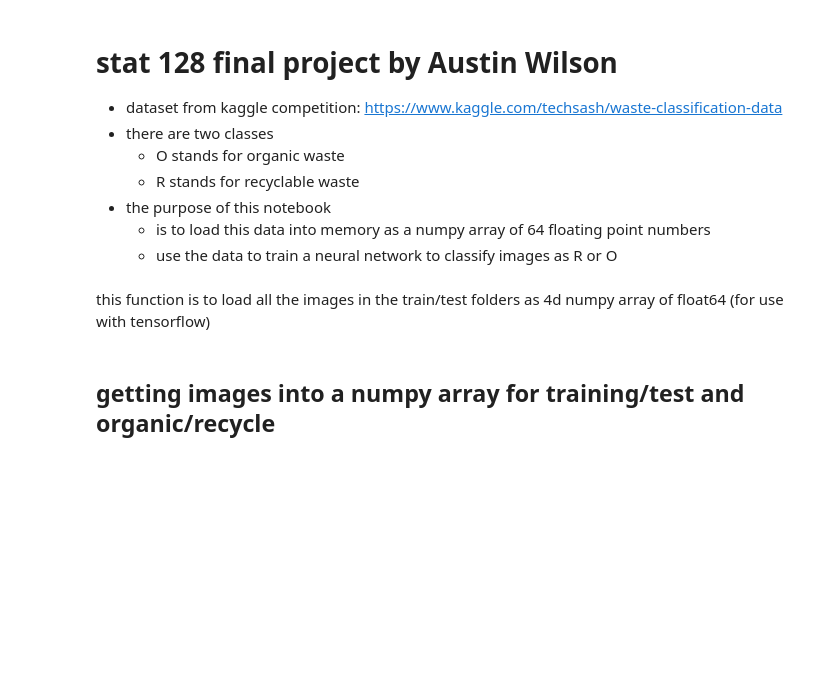
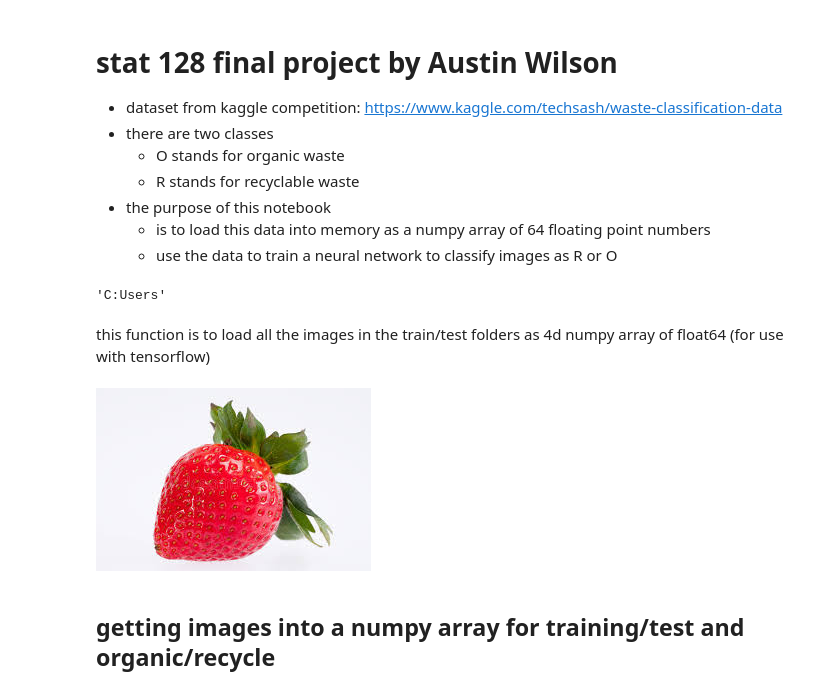
Before and after one commit to cortezm99/stats_project, a Jupyter notebook: eda.ipynb, the cells around one changed output. Drawn from its saved outputs; the diff is of its cells as text; code cells hidden in the pictures; blank space fills up the shorter version.

```diff
--- a/eda.ipynb
+++ b/eda.ipynb
@@ -24,11 +24,22 @@ from tensorflow.keras.callbacks import EarlyStopping, ModelCheckpoint
 from tensorflow.keras.applications.vgg16 import VGG16
 from tensorflow.keras.applications.vgg19 import VGG19
 # %%
-path_train = '/DATASET/TRAIN' #"/Users/austinwilson/coding/r/final-project/waste-recognition/DATASET/TRAIN"
-path_test = '/DATASET/TEST' #"/Users/austinwilson/coding/r/final-project/waste-recognition/DATASET/TEST"
+path_train = 'trash\\DATASET\\TRAIN'
+path_test = 'trash\\DATASET\\TEST'
+path = os.path.join("C:", "Users")
 path_to_model = '/models/'#'/Users/austinwilson/coding/r/final-project/waste-recognition/models/'
 model_name = "test.hdf5"# 'model_simple4.hdf5'
+path
+# %% [output]
+'C:Users'
 # %% [markdown]
 this function is to load all the images in the train/test folders as 4d numpy array of float64 (for use with tensorflow)
+# %%
+image_names_o = os.listdir(path_train + "/O")
+img = Image.open(path_train + "\\O\\O_10.jpg").convert("RGB")
+#%ls
+img
+# %% [output]
+[figure, added]
 # %%
 def get_numpy_image_array(path, img_size = (128,128)):
```
Also changed, not shown: parts of 7 cells of this notebook, 1 other file.
